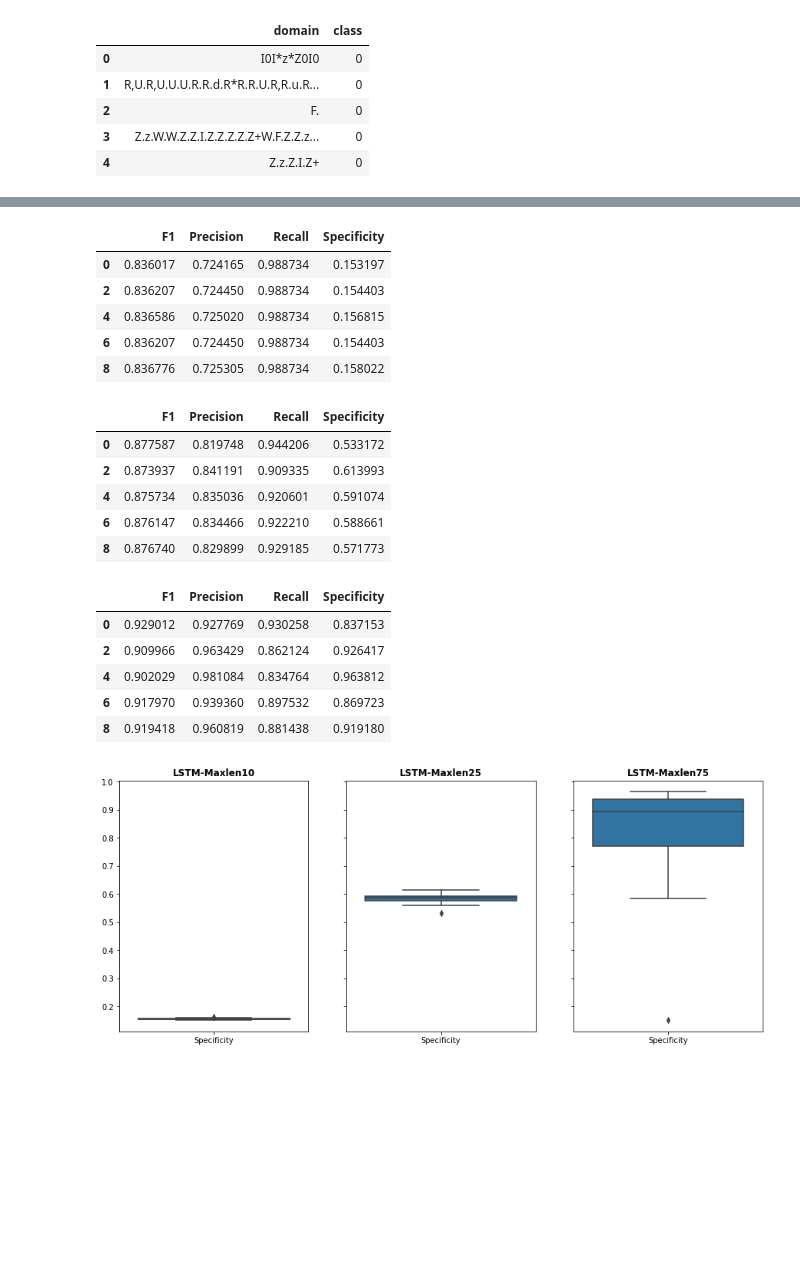
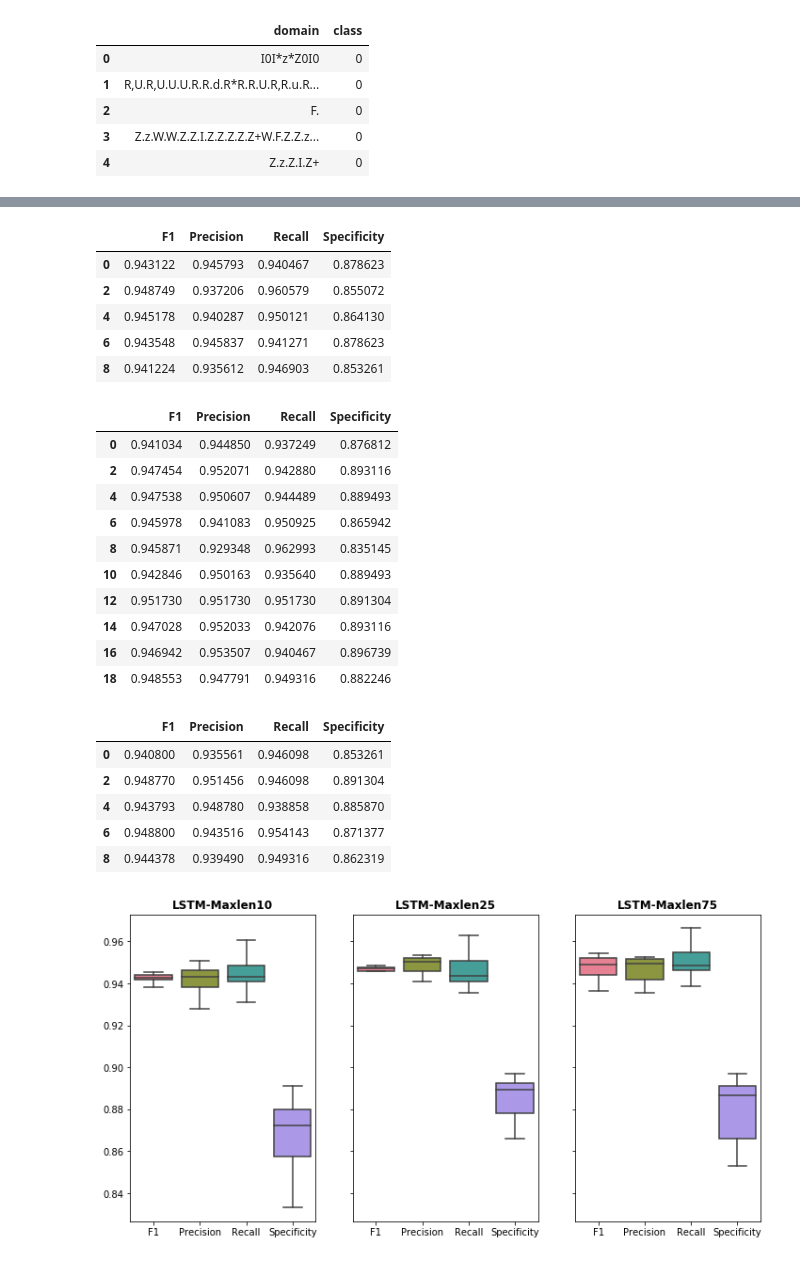
Before and after one commit to FrancoPalau/Deep-Active-Learning, a Jupyter notebook: Notebooks/Data_Harpo.ipynb, the cells around one changed output, grey strips where cells are left out. Drawn from its saved outputs; the diff is of its cells as text; code cells hidden in the pictures; blank space fills up the shorter version.

Commit message:
fix dictionary lstm error and add ctu19 notebook

```diff
--- a/Notebooks/Data_Harpo.ipynb
+++ b/Notebooks/Data_Harpo.ipynb
@@ -188,5 +188,5 @@ ctu_13.rename(columns={"State":"domain"}, inplace=True)
 # %%
 ctu_13.to_csv("../Datasets/ctu13/ctu13subs75_net.csv", index=False)
 # %%
-df = pd.read_csv("../Datasets/ctu13/test_10.csv")
+df = pd.read_csv("../Datasets/ctu13/test_25.csv")
 # %%
@@ -210,42 +213,48 @@ df10 = df.iloc[0::2]
 df10.head()
 # %% [output]
 |  | F1 | Precision | Recall | Specificity |
-| 0 | 0.836017 | 0.724165 | 0.988734 | 0.153197 |
-| 2 | 0.836207 | 0.724450 | 0.988734 | 0.154403 |
-| 4 | 0.836586 | 0.725020 | 0.988734 | 0.156815 |
-| 6 | 0.836207 | 0.724450 | 0.988734 | 0.154403 |
-| 8 | 0.836776 | 0.725305 | 0.988734 | 0.158022 |
+| 0 | 0.943122 | 0.945793 | 0.940467 | 0.878623 |
+| 2 | 0.948749 | 0.937206 | 0.960579 | 0.855072 |
+| 4 | 0.945178 | 0.940287 | 0.950121 | 0.864130 |
+| 6 | 0.943548 | 0.945837 | 0.941271 | 0.878623 |
+| 8 | 0.941224 | 0.935612 | 0.946903 | 0.853261 |
 # %%
 df10["FPR"] = 1-df10["Specificity"]
 df10.drop("Specificity", axis=1, inplace=True)
 # %%
 df25 = df.iloc[0::2]
-df25.head()
+df25.head(20)
+#df25.drop([14],axis=0,inplace=True)
 # %% [output]
 |  | F1 | Precision | Recall | Specificity |
-| 0 | 0.877587 | 0.819748 | 0.944206 | 0.533172 |
-| 2 | 0.873937 | 0.841191 | 0.909335 | 0.613993 |
-| 4 | 0.875734 | 0.835036 | 0.920601 | 0.591074 |
-| 6 | 0.876147 | 0.834466 | 0.922210 | 0.588661 |
-| 8 | 0.876740 | 0.829899 | 0.929185 | 0.571773 |
+| 0 | 0.941034 | 0.944850 | 0.937249 | 0.876812 |
+| 2 | 0.947454 | 0.952071 | 0.942880 | 0.893116 |
+| 4 | 0.947538 | 0.950607 | 0.944489 | 0.889493 |
+| 6 | 0.945978 | 0.941083 | 0.950925 | 0.865942 |
+| 8 | 0.945871 | 0.929348 | 0.962993 | 0.835145 |
+| 10 | 0.942846 | 0.950163 | 0.935640 | 0.889493 |
+| 12 | 0.951730 | 0.951730 | 0.951730 | 0.891304 |
+| 14 | 0.947028 | 0.952033 | 0.942076 | 0.893116 |
+| 16 | 0.946942 | 0.953507 | 0.940467 | 0.896739 |
+| 18 | 0.948553 | 0.947791 | 0.949316 | 0.882246 |
 # %%
 df75 = df.iloc[0::2]
 df75.head()
 # %% [output]
 |  | F1 | Precision | Recall | Specificity |
-| 0 | 0.929012 | 0.927769 | 0.930258 | 0.837153 |
-| 2 | 0.909966 | 0.963429 | 0.862124 | 0.926417 |
-| 4 | 0.902029 | 0.981084 | 0.834764 | 0.963812 |
-| 6 | 0.917970 | 0.939360 | 0.897532 | 0.869723 |
-| 8 | 0.919418 | 0.960819 | 0.881438 | 0.919180 |
+| 0 | 0.940800 | 0.935561 | 0.946098 | 0.853261 |
+| 2 | 0.948770 | 0.951456 | 0.946098 | 0.891304 |
+| 4 | 0.943793 | 0.948780 | 0.938858 | 0.885870 |
+| 6 | 0.948800 | 0.943516 | 0.954143 | 0.871377 |
+| 8 | 0.944378 | 0.939490 | 0.949316 | 0.862319 |
 # %%
-fig, axes = plt.subplots(1, 3, figsize=(15,6), sharey=True)
-sns.boxplot(data=df10.iloc[:,3:4], ax=axes[0])
-sns.boxplot(data=df25.iloc[:,3:4], ax=axes[1])
-sns.boxplot(data=df75.iloc[:,3:4], ax=axes[2])
+fig, axes = plt.subplots(1, 3, figsize=(12,6), sharey=True)
+sns.boxplot(data=df10.iloc[:,0:4], ax=axes[0], palette="husl", showfliers = False)
+sns.boxplot(data=df25.iloc[:,0:4], ax=axes[1], palette="husl", showfliers = False)
+sns.boxplot(data=df75.iloc[:,0:4], ax=axes[2], palette="husl", showfliers = False)
 axes[0].set_title('LSTM-Maxlen10',fontweight="bold")
 axes[1].set_title('LSTM-Maxlen25',fontweight="bold")
 axes[2].set_title('LSTM-Maxlen75',fontweight="bold")
-plt.savefig("rf_harpo_lstm_fpr.jpg")
+plt.savefig("rf_harpo_lstm_fpr_fixed.jpg")
 # %% [output]
-[figure, old version]
+[figure, new version]
```
Also changed, not shown: parts of 1 cell of this notebook, 14 other files.
